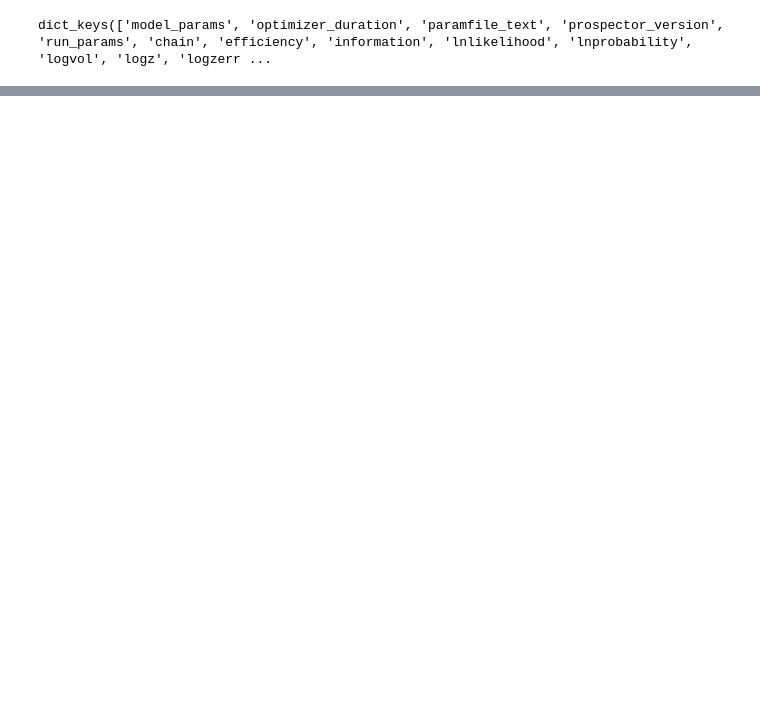
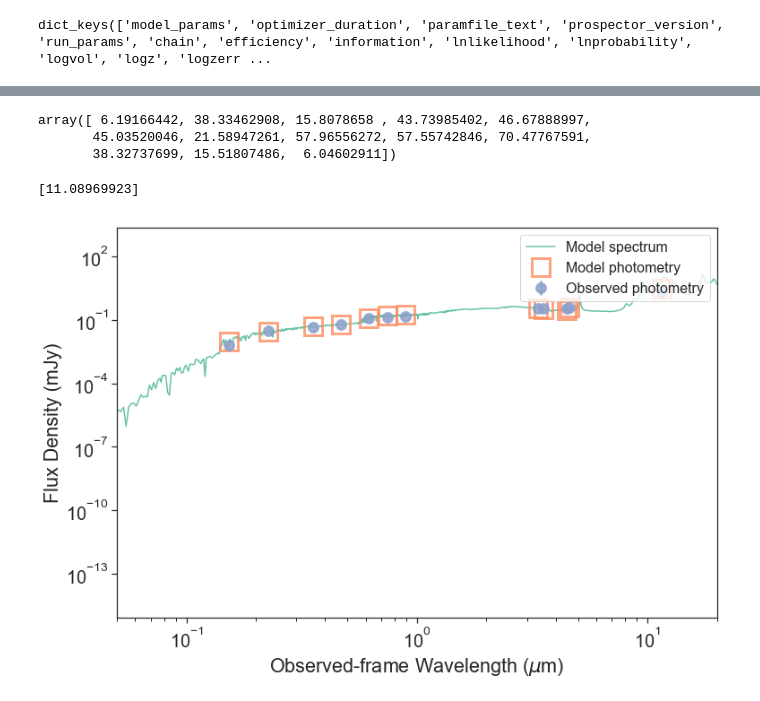
Before and after one commit to moustakas/hizea, a Jupyter notebook: science/J2118/J2118-SED.ipynb, the cells around one changed output, grey strips where cells are left out. Cells and saved outputs as stored; diff of their text form; code cells hidden in the pictures; blank space fills up the shorter version.

```diff
--- a/science/J2118/J2118-SED.ipynb
+++ b/science/J2118/J2118-SED.ipynb
@@ -28,11 +16,11 @@ Fixed Parameters: (name: value [, depends_on])
 # %%
 from prospect.io import read_results as reader
 # %%
-result, obs, _ = reader.results_from('j2118-delayed-tau.h5', dangerous=False)
+result, obs, _ = reader.results_from('J2118-delayed-tau.h5', dangerous=False)
 print(result.keys())
 # %% [output]
 dict_keys(['model_params', 'optimizer_duration', 'paramfile_text', 'prospector_version', 'run_params', 'chain', 'efficiency', 'information', 'lnlikelihood', 'lnprobability', 'logvol', 'logz', 'logzerr ...
 # %%
 from hizea.prospector import load_model, load_sps
-model = load_model()
+model = load_model('delayed-tau', redshift=0.535)
 %time sps = load_sps()
@@ -45,0 +50,6 @@ MAP value: [1.23525584e+11 2.98582420e-01 9.85284363e-01 1.01303614e+00
+# %%
+obs['maggies']/obs['maggies_unc']
+# %% [output]
+array([ 6.19166442, 38.33462908, 15.8078658 , 43.73985402, 46.67888997,
+       45.03520046, 21.58947261, 57.96556272, 57.55742846, 70.47767591,
+       38.32737699, 15.51807486,  6.04602911])
@@ -45,0 +158,6 @@ MAP value: [1.23525584e+11 2.98582420e-01 9.85284363e-01 1.01303614e+00
+# %%
+bestfit_sed(obs, chain=result['chain'], lnprobability=result['lnprobability'],
+            sps=sps, model=model, seed=1, nrand=0)
+# %% [output]
+[11.08969923]
+[figure, added]
```
Also changed, not shown: parts of 14 cells of this notebook, 2 other files.
